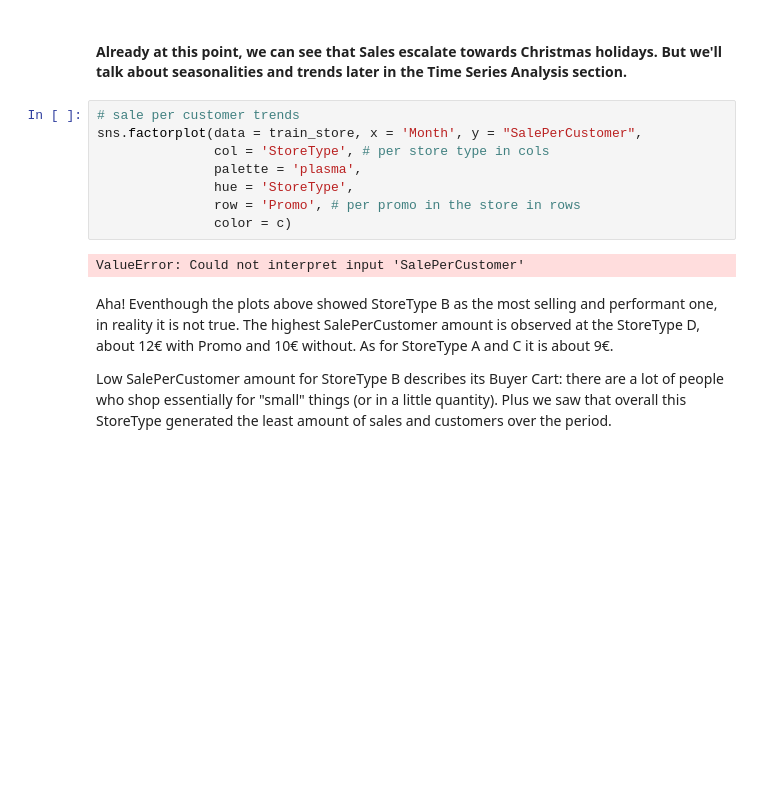
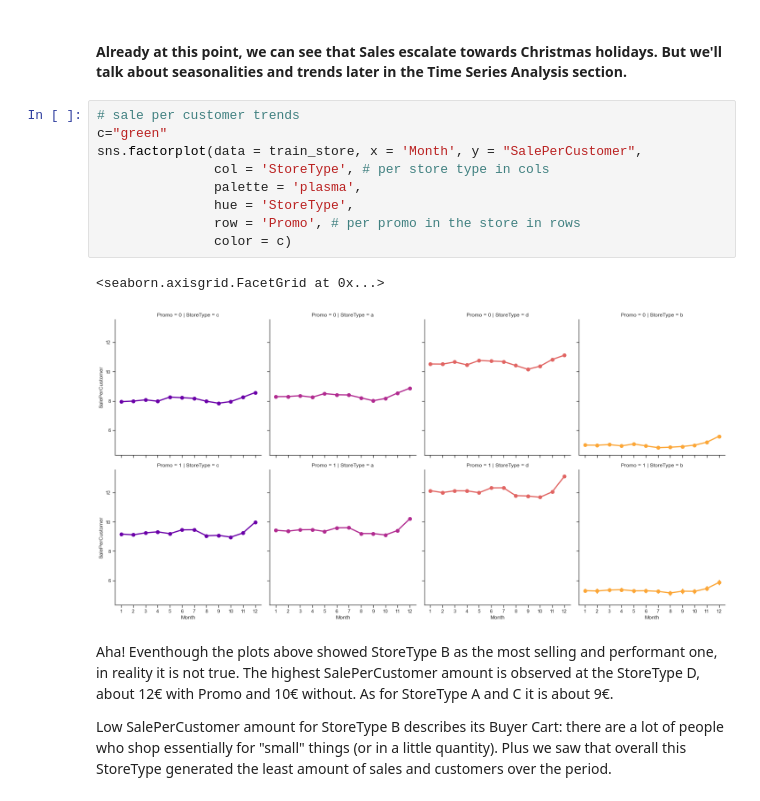
Before and after one commit to tadesse381/Pharmaceutical_Sales_prediction, a Jupyter notebook: notebooks/EDA_of_customer_purchasing_behavior.ipynb, the cells around one changed output. Drawn from its saved outputs; the diff is of its cells as text; blank space fills up the shorter version.

```diff
--- a/notebooks/EDA_of_customer_purchasing_behavior.ipynb
+++ b/notebooks/EDA_of_customer_purchasing_behavior.ipynb
@@ -385,14 +382,16 @@ All store types follow the same trend but at different scales depending on the p
 #### Already at this point, we can see that Sales escalate towards Christmas holidays. But we'll talk about seasonalities and trends later in the Time Series Analysis section.
 # %%
 # sale per customer trends
+c="green"
 sns.factorplot(data = train_store, x = 'Month', y = "SalePerCustomer",
                col = 'StoreType', # per store type in cols
                palette = 'plasma',
                hue = 'StoreType',
                row = 'Promo', # per promo in the store in rows
                color = c)
 # %% [output]
-ValueError: Could not interpret input 'SalePerCustomer'
+<seaborn.axisgrid.FacetGrid at 0x...>
+[figure, added]
 # %% [markdown]
 Aha! Eventhough the plots above showed StoreType B as the most selling and performant one, in reality it is not true. The highest SalePerCustomer amount is observed at the StoreType D, about 12€ with Promo and 10€ without. As for StoreType A and C it is about 9€.
 
```
Also changed, not shown: parts of 18 cells of this notebook.
